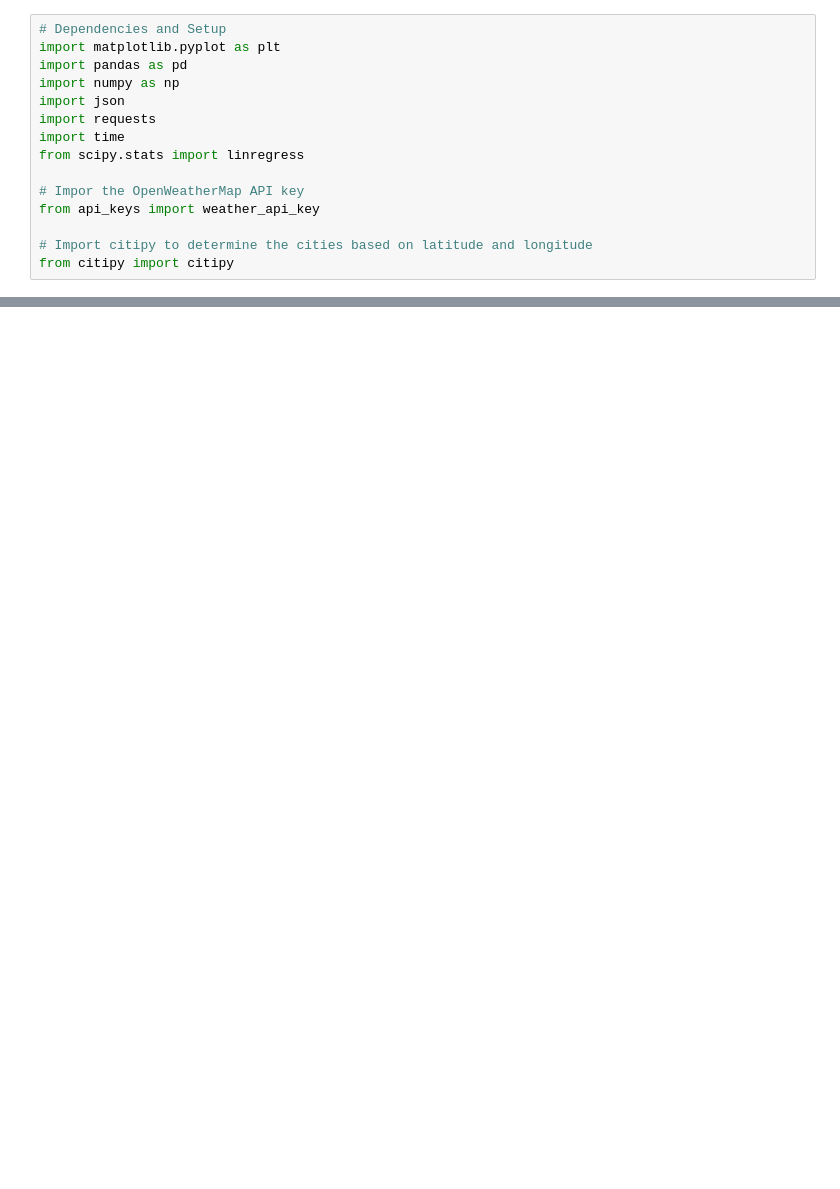
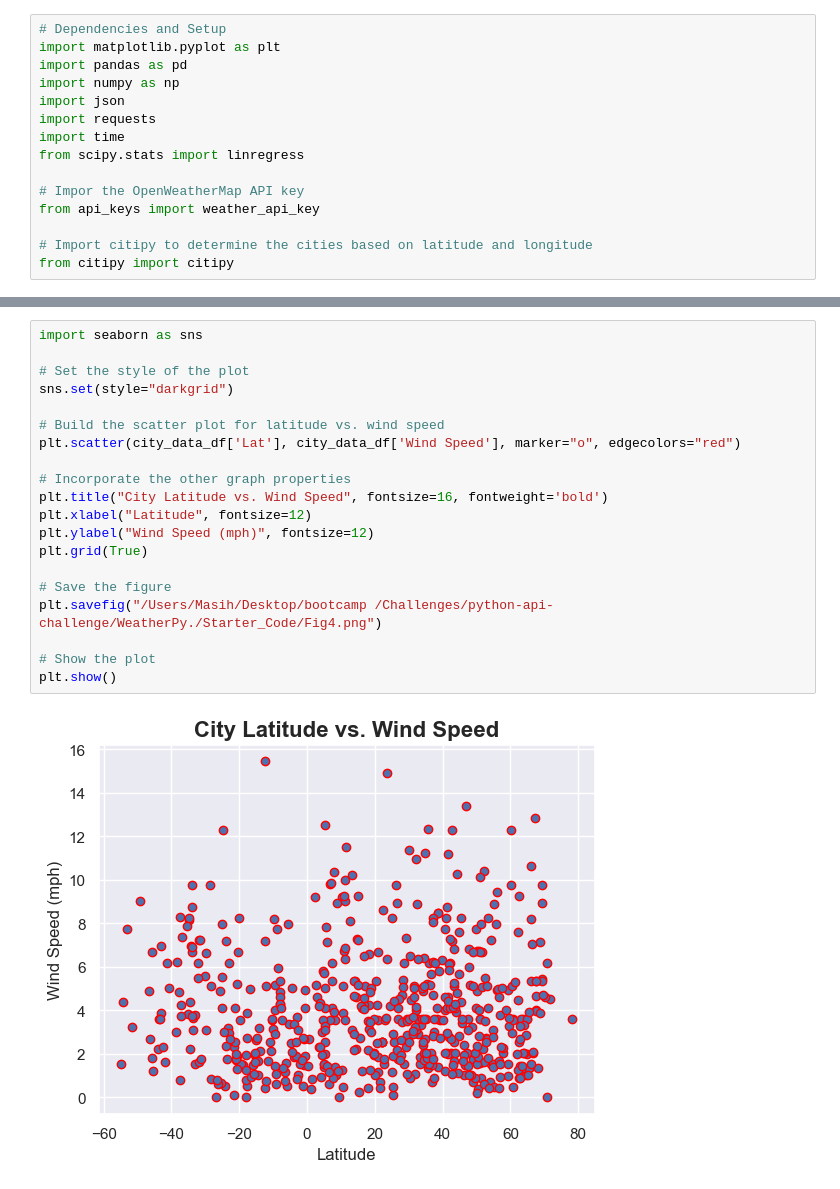
Before and after one commit to MasihQadir007/python-api-challenge, a Jupyter notebook: WeatherPy./Starter_Code/starter_code/TEST.ipynb, the cells around one changed output, grey strips where cells are left out. Cells and saved outputs as stored; diff of their text form; blank space fills up the shorter version.

```diff
--- a/WeatherPy./Starter_Code/starter_code/TEST.ipynb
+++ b/WeatherPy./Starter_Code/starter_code/TEST.ipynb
@@ -128,0 +208,22 @@ Data Retrieval Complete
+# %%
+import seaborn as sns
+
+# Set the style of the plot
+sns.set(style="darkgrid")
+
+# Build the scatter plot for latitude vs. wind speed
+plt.scatter(city_data_df['Lat'], city_data_df['Wind Speed'], marker="o", edgecolors="red")
+
+# Incorporate the other graph properties
+plt.title("City Latitude vs. Wind Speed", fontsize=16, fontweight='bold')
+plt.xlabel("Latitude", fontsize=12)
+plt.ylabel("Wind Speed (mph)", fontsize=12)
+plt.grid(True)
+
+# Save the figure
+plt.savefig("/Users/Masih/Desktop/bootcamp /Challenges/python-api-challenge/WeatherPy./Starter_Code/Fig4.png")
+
+# Show the plot
+plt.show()
+# %% [output]
+[figure, added]
```
Also changed, not shown: parts of 20 cells of this notebook, 1 other file.
